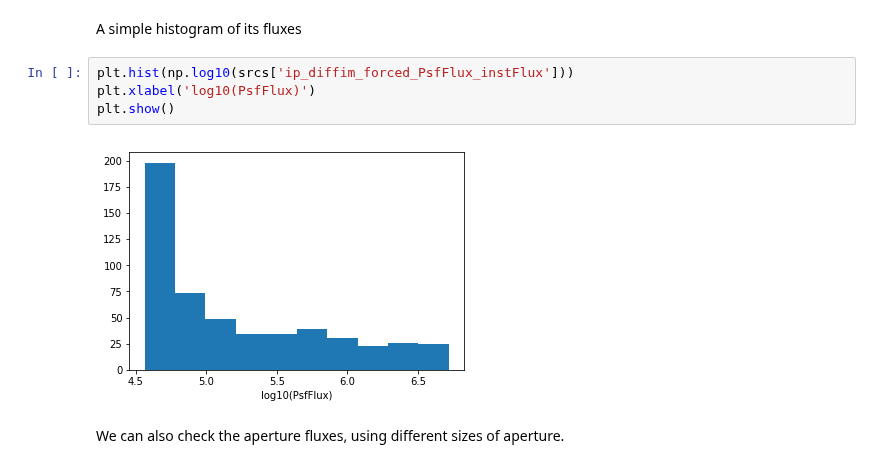
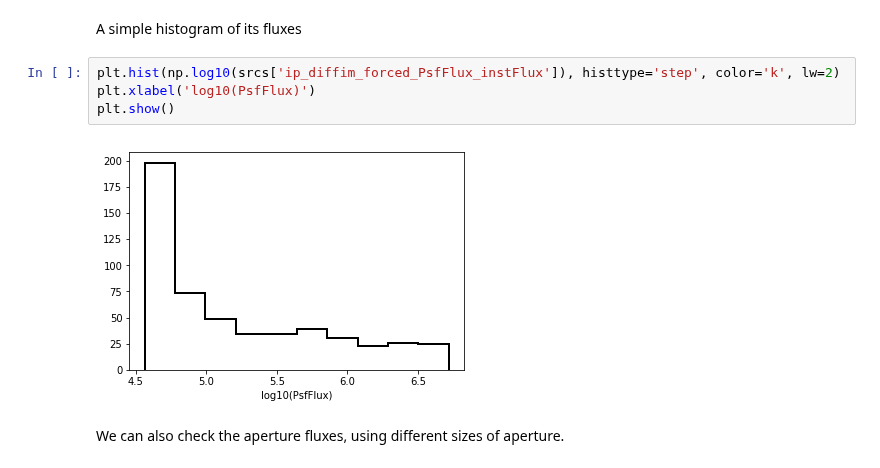
Before and after one commit to LSSTDESC/DC2-analysis, a Jupyter notebook: contributed/DIA_Run2_intro.ipynb, the cells around one changed output. Saved outputs shown, nothing was run; the diff lists cells and outputs as text.

```diff
--- a/contributed/DIA_Run2_intro.ipynb
+++ b/contributed/DIA_Run2_intro.ipynb
@@ -257,11 +257,11 @@ Text(32.99574835845665, 0.5, 'Dec')
 # %% [markdown]
 A simple histogram of its fluxes
 # %%
-plt.hist(np.log10(srcs['ip_diffim_forced_PsfFlux_instFlux']))
+plt.hist(np.log10(srcs['ip_diffim_forced_PsfFlux_instFlux']), histtype='step', color='k', lw=2)
 plt.xlabel('log10(PsfFlux)')
 plt.show()
 # %% [output]
-[figure, old version]
+[figure, new version]
 # %% [markdown]
 We can also check the aperture fluxes, using different sizes of aperture.
 # %%
```
Also changed, not shown: parts of 4 cells of this notebook.
